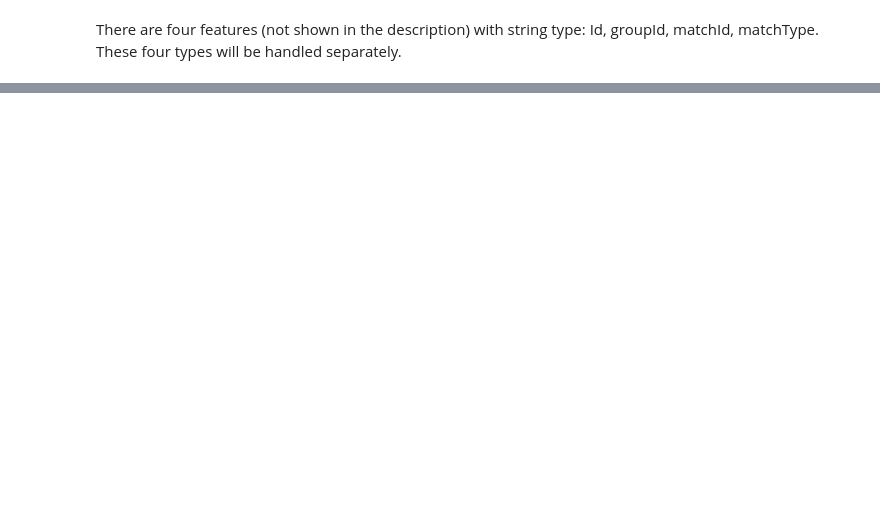
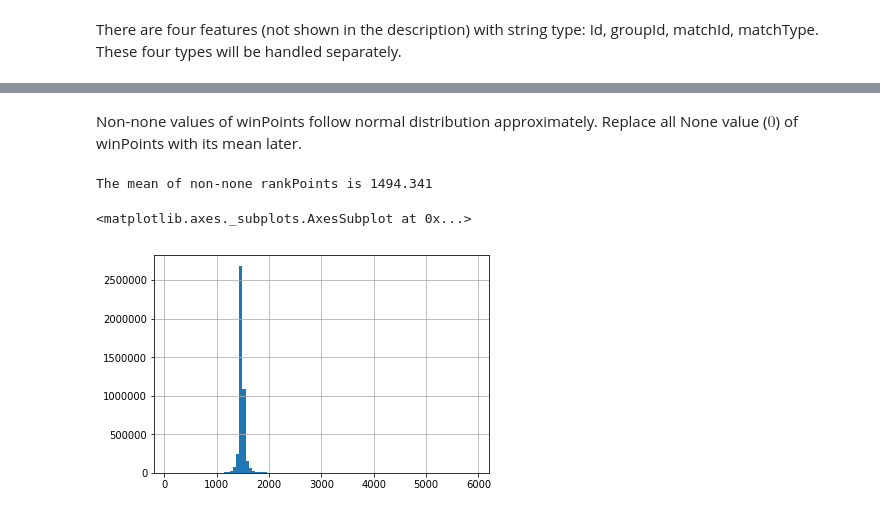
Before and after one commit to Leon-624/ML_HW, a Jupyter notebook: Project/EDA.ipynb, the cells around one changed output, grey strips where cells are left out. Saved outputs shown, nothing was run; the diff lists cells and outputs as text; code cells hidden in the pictures; blank space fills up the shorter version.

```diff
--- a/Project/EDA.ipynb
+++ b/Project/EDA.ipynb
@@ -93,0 +139,17 @@ Last thing to notice is:
+# %% [markdown]
+Non-none values of winPoints follow normal distribution approximately. Replace all None value ($0$) of winPoints with its mean later.
+# %%
+# Replace None values of rankPoints with mean
+col_rankpoints = data['rankPoints']
+col_rankpoints = col_rankpoints.loc[col_rankpoints > 1e-4]
+mean_rankpoints = col_rankpoints.mean()
+print('The mean of non-none rankPoints is %.3f' % mean_rankpoints)
+
+data.loc[data['rankPoints'] < 1e-4, 'rankPoints'] = mean_rankpoints
+col_rankpoints = None
+
+data['rankPoints'].hist(bins=100)
+# %% [output]
+The mean of non-none rankPoints is 1494.341
+<matplotlib.axes._subplots.AxesSubplot at 0x...>
+[figure, added]
```
Also changed, not shown: parts of 28 cells of this notebook, 6 other files.
